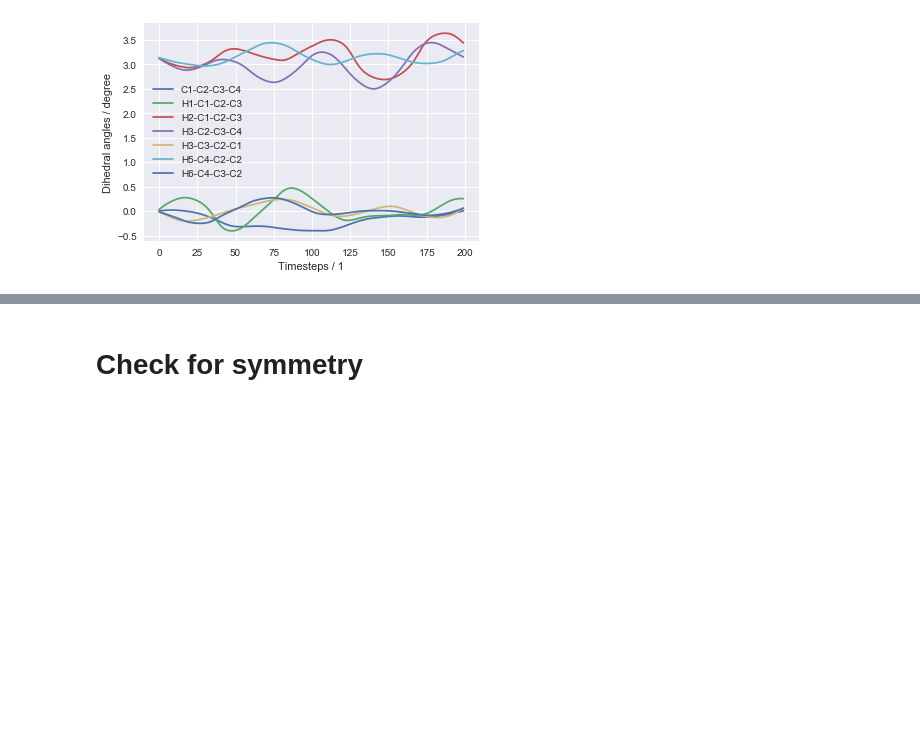
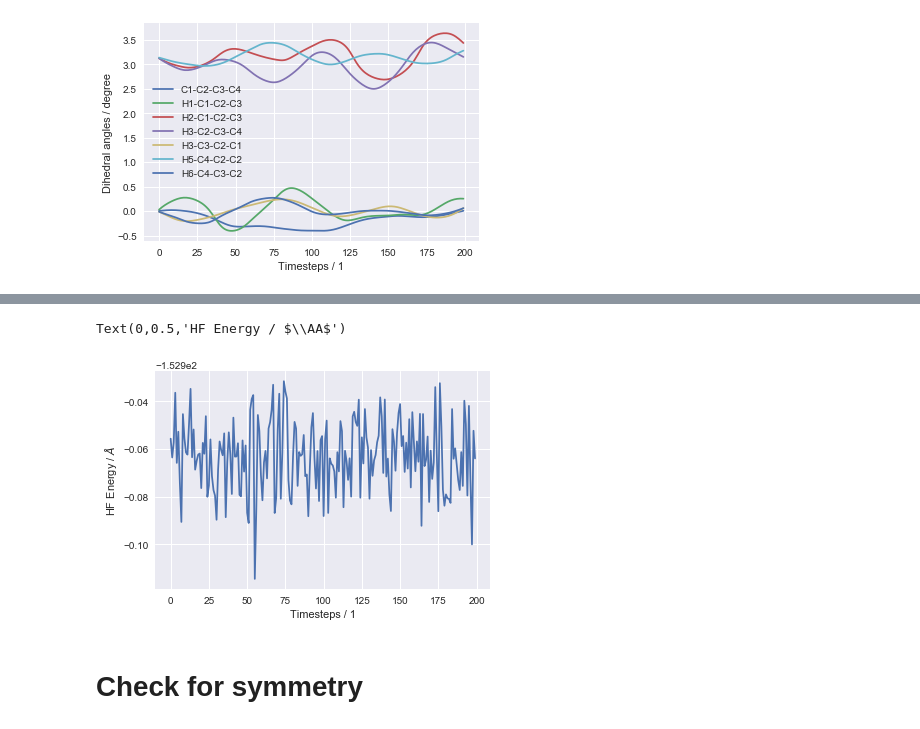
Before and after one commit to jcartus/SCFInitialGuess, a Jupyter notebook: butadien/notebooks/Dataset Analysis.ipynb, the cells around one changed output, grey strips where cells are left out. Cells and saved outputs as stored; diff of their text form; code cells hidden in the pictures; blank space fills up the shorter version.

Commit message:
CHG: added new funciton to measure hf energy.

```diff
--- a/butadien/notebooks/Dataset Analysis.ipynb
+++ b/butadien/notebooks/Dataset Analysis.ipynb
@@ -11,6 +11,9 @@ figure_save_path = "/home/jo/Repos/MastersThesis/InitialGuess/Butadien/figures/"
 mpl.style.use("seaborn")
 # %%
 S, P = np.load("../data/dataset.npy")
+
+molecules = np.load("../data/molecules.npy")
+
 dim = 26
 p = list(P.reshape(-1, dim, dim))
 s = list(S.reshape(-1, dim, dim))
@@ -93,0 +99,4 @@ plt.show()
+# %%
+from SCFInitialGuess.utilities.analysis import measure_hf_energy
+
+energy = list(measure_hf_energy(p, list(map(lambda x: x.get_pyscf_molecule(), molecules))))
@@ -94,3 +121,12 @@ plt.show()
+# %%
+plt.figure()
+plt.plot(energy)
+plt.xlabel("Timesteps / 1")
+plt.ylabel(r"HF Energy / Hartree")
+#plt.savefig(figure_save_path + "DatasetButadienDistances.png")
+# %% [output]
+Text(0,0.5,'HF Energy / $\\AA$')
+[figure, added]
 # %% [markdown]
 # Check for symmetry
 # %%
```
Also changed, not shown: parts of 2 cells of this notebook, 1 other file.
